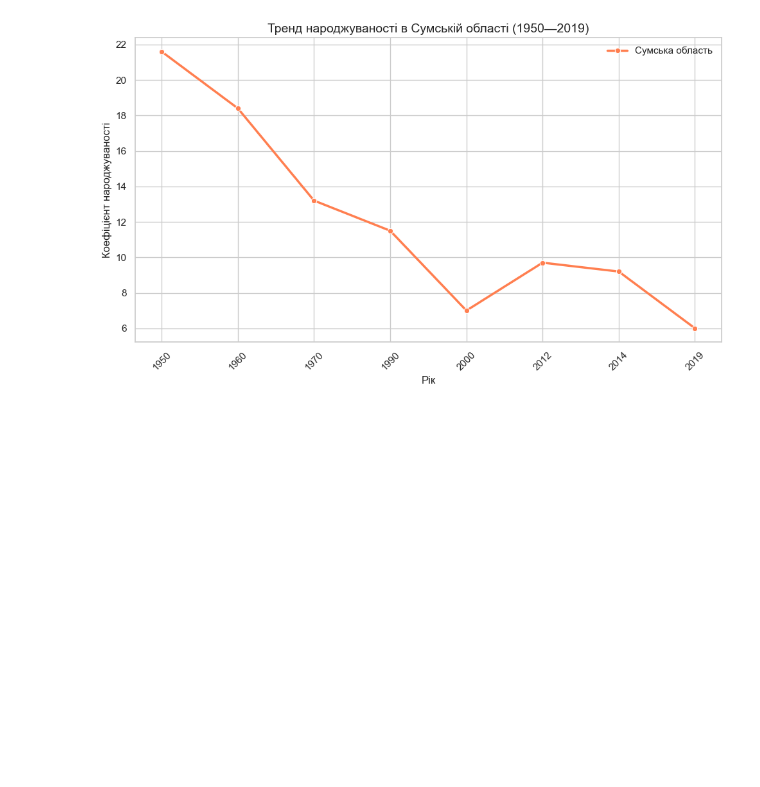
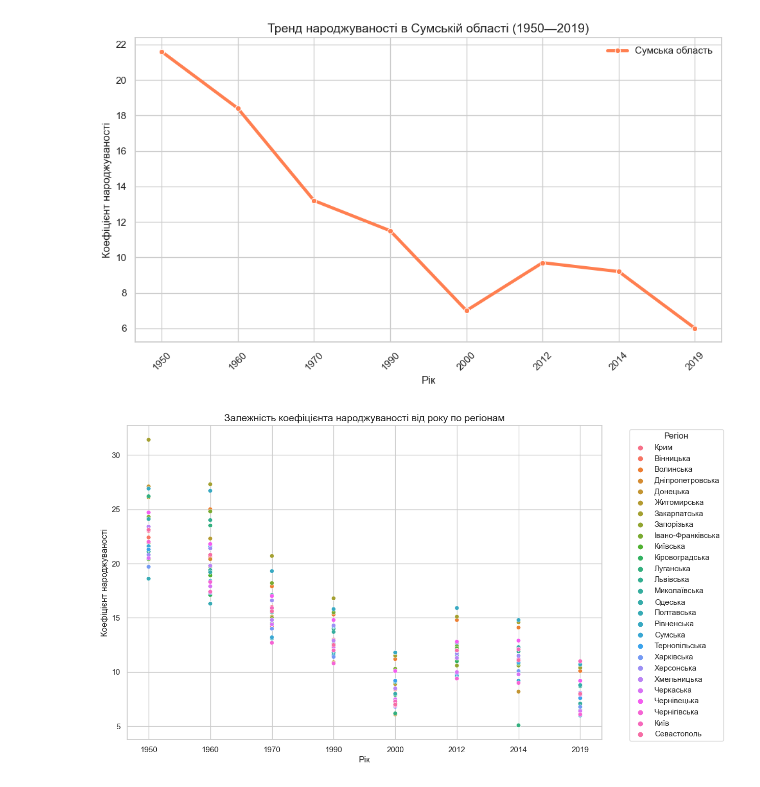
Before and after one commit to Korniev/Data-Sciense, a Jupyter notebook: hw_02/Hw_2.1.ipynb, the cells around one changed output. Drawn from its saved outputs; the diff is of its cells as text; code cells hidden in the pictures; blank space fills up the shorter version.

Commit message:
added new graphics for 2.1

```diff
--- a/hw_02/Hw_2.1.ipynb
+++ b/hw_02/Hw_2.1.ipynb
@@ -255,3 +255,18 @@ plt.tight_layout()
 plt.show()
 # %% [output]
 [figure]
+# %%
+# Графік розсіювання народжуваності по рокам
+
+melted_data = birthday_data.melt(id_vars="Регіон", var_name="Рік", value_name="Народжуваність")
+
+plt.figure(figsize=(12, 8))
+sns.scatterplot(data=melted_data, x='Рік', y='Народжуваність', hue='Регіон')
+plt.title('Залежність коефіцієнта народжуваності від року по регіонам', fontsize=14)
+plt.xlabel('Рік', fontsize=12)
+plt.ylabel('Коефіцієнт народжуваності', fontsize=12)
+plt.legend(title='Регіон', bbox_to_anchor=(1.05, 1), loc='upper left')
+
+plt.show()
+# %% [output]
+[figure, added]
```
Also changed, not shown: parts of 2 cells of this notebook.
